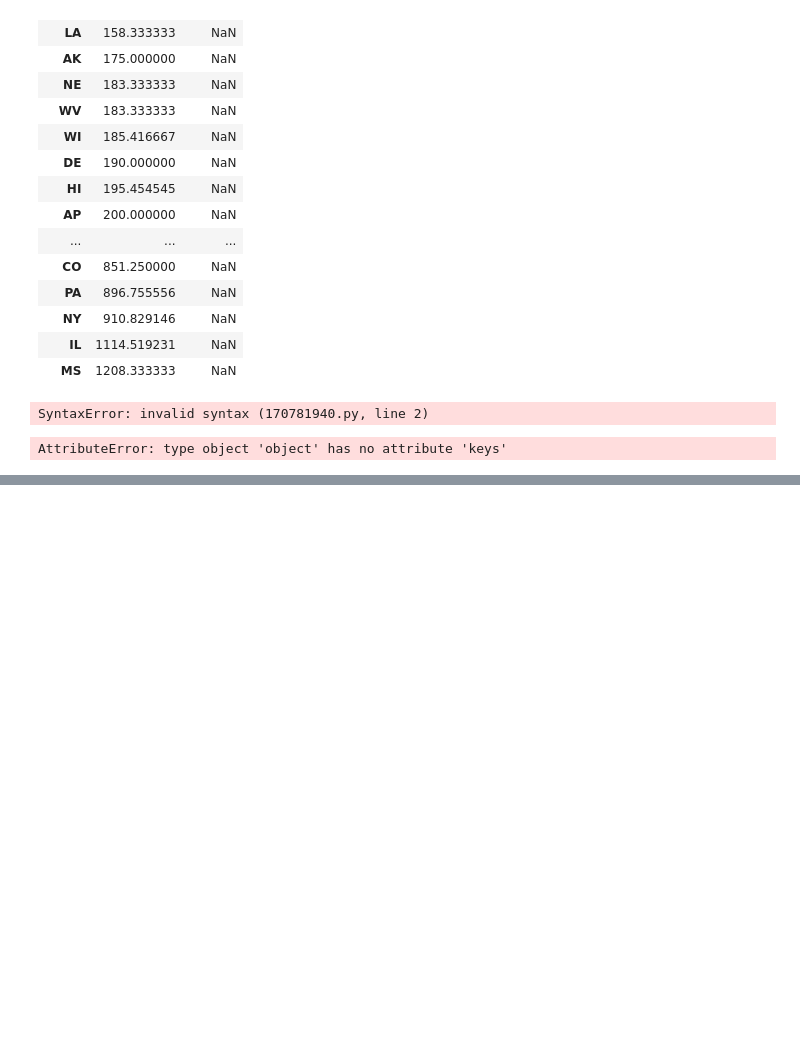
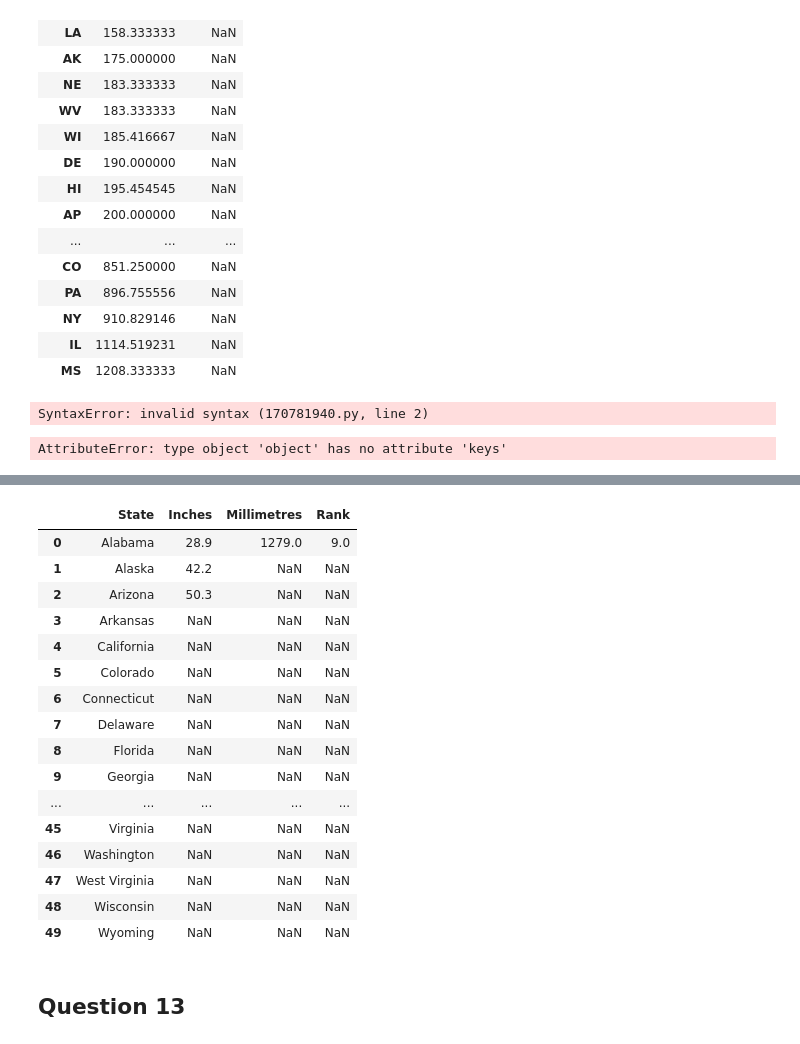
Before and after one commit to adarshkhub/Python_Practice_Problems, a Jupyter notebook: Python_Unit_Test_Questions.ipynb, the cells around one changed output, grey strips where cells are left out. Drawn from its saved outputs; the diff is of its cells as text; code cells hidden in the pictures; blank space fills up the shorter version.

```diff
--- a/Python_Unit_Test_Questions.ipynb
+++ b/Python_Unit_Test_Questions.ipynb
@@ -113,0 +174,22 @@ AttributeError: type object 'object' has no attribute 'keys'
+# %%
+df.mode()
+# %% [output]
+|  | State | Inches | Milli­metres | Rank |
+| 0 | Alabama | 28.9 | 1279.0 | 9.0 |
+| 1 | Alaska | 42.2 | NaN | NaN |
+| 2 | Arizona | 50.3 | NaN | NaN |
+| 3 | Arkansas | NaN | NaN | NaN |
+| 4 | California | NaN | NaN | NaN |
+| 5 | Colorado | NaN | NaN | NaN |
+| 6 | Connecticut | NaN | NaN | NaN |
+| 7 | Delaware | NaN | NaN | NaN |
+| 8 | Florida | NaN | NaN | NaN |
+| 9 | Georgia | NaN | NaN | NaN |
+| ... | ... | ... | ... | ... |
+| 45 | Virginia | NaN | NaN | NaN |
+| 46 | Washington | NaN | NaN | NaN |
+| 47 | West Virginia | NaN | NaN | NaN |
+| 48 | Wisconsin | NaN | NaN | NaN |
+| 49 | Wyoming | NaN | NaN | NaN |
+# %% [markdown]
+## Question 13
```
Also changed, not shown: parts of 21 cells of this notebook.
